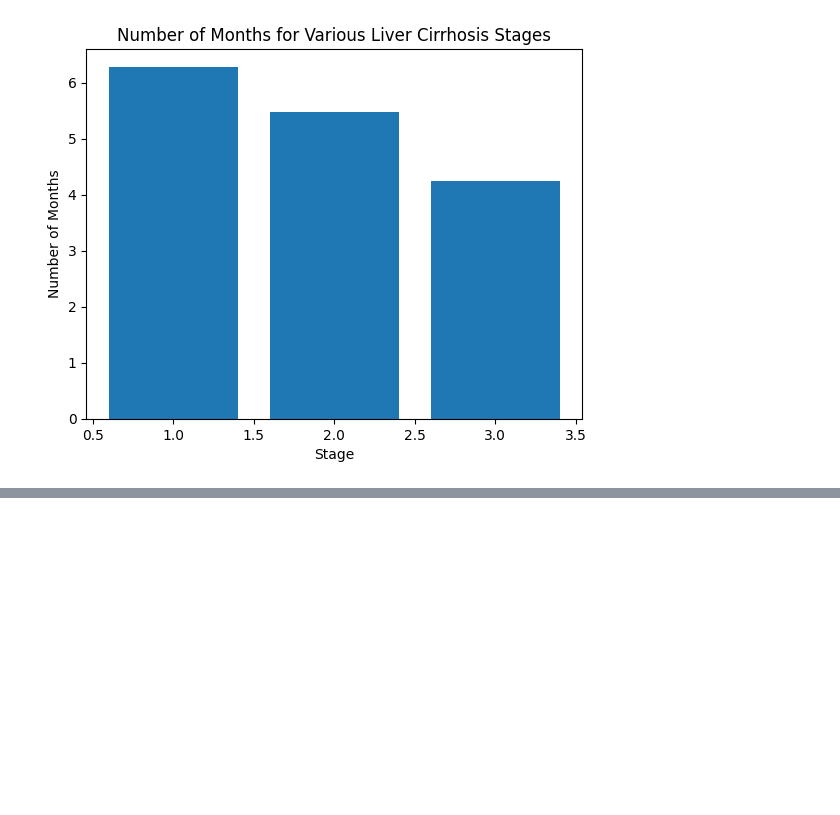
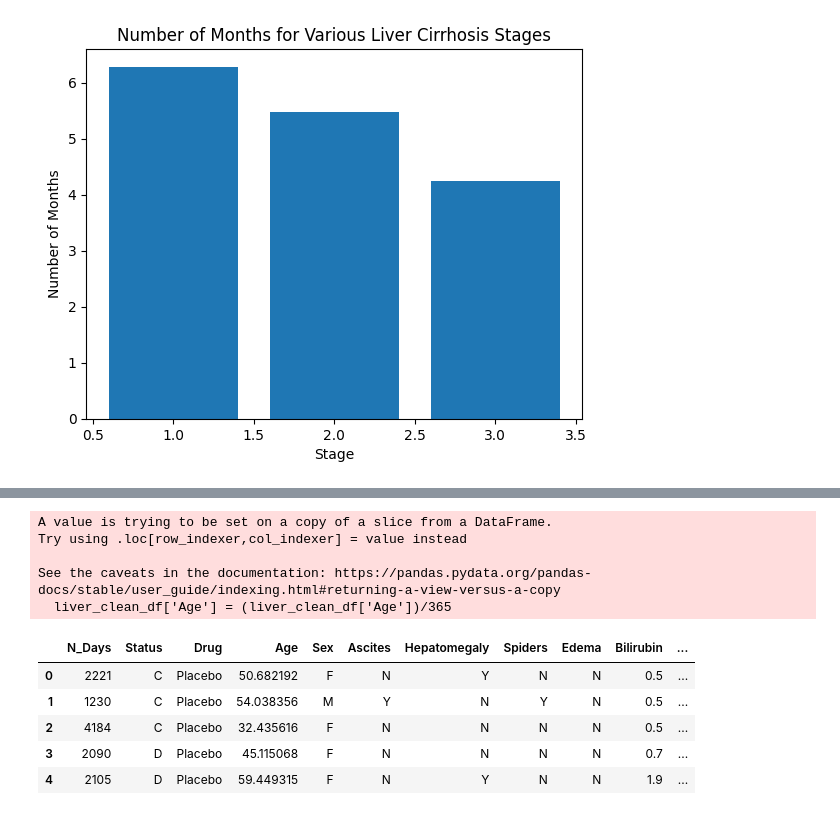
Before and after one commit to amydohlin/project-4-group-2, a Jupyter notebook: cirrhosis_ETL_colab.ipynb, the cells around one changed output, grey strips where cells are left out. Cells and saved outputs as stored; diff of their text form; code cells hidden in the pictures; blank space fills up the shorter version.

Commit message:
ETL cleanup
finished sql, cleaned up file, added sql screenshots, some cleanup on opti file (waiting for final version)

```diff
--- a/cirrhosis_ETL_colab.ipynb
+++ b/cirrhosis_ETL_colab.ipynb
@@ -8,7 +8,7 @@ import numpy as np
 import scipy.stats as stats
 # %%
 # Define data file path
-liver_path = "/content/liver_cirrhosis.csv"
+liver_path = "https://raw.githubusercontent.com/amydohlin/project-4-group-2/main/original_data/liver_cirrhosis.csv"
 # Read in the CSV
 liver_data = pd.read_csv(liver_path)
 
@@ -248,12 +296,27 @@ findspark.init()
 # %%
 # Import packages
 from pyspark.sql import SparkSession
 from pyspark.sql import Row
 from pyspark.sql.types import StructType,StructField,StringType, DateType,IntegerType
 from pyspark import SparkFiles
 
 # Create a SparkSession
 spark = SparkSession.builder.appName("SparkSQL").getOrCreate()
+
+liver_clean_df['Age'] = (liver_clean_df['Age'])/365
+liver_clean_df.head()
+# %% [output]
+A value is trying to be set on a copy of a slice from a DataFrame.
+Try using .loc[row_indexer,col_indexer] = value instead
+
+See the caveats in the documentation: https://pandas.pydata.org/pandas-docs/stable/user_guide/indexing.html#returning-a-view-versus-a-copy
+  liver_clean_df['Age'] = (liver_clean_df['Age'])/365
+|  | N_Days | Status | Drug | Age | Sex | Ascites | Hepatomegaly | Spiders | Edema | Bilirubin | ... |
+| 0 | 2221 | C | Placebo | 50.682192 | F | N | Y | N | N | 0.5 | ... |
+| 1 | 1230 | C | Placebo | 54.038356 | M | Y | N | Y | N | 0.5 | ... |
+| 2 | 4184 | C | Placebo | 32.435616 | F | N | N | N | N | 0.5 | ... |
+| 3 | 2090 | D | Placebo | 45.115068 | F | N | N | N | N | 0.7 | ... |
+| 4 | 2105 | D | Placebo | 59.449315 | F | N | Y | N | N | 1.9 | ... |
 # %%
 # Create a Spark df from the Pandas df
 # help from https://stackoverflow.com/questions/52943627/convert-a-pandas-dataframe-to-a-pyspark-dataframe
```
Also changed, not shown: parts of 17 cells of this notebook, 12 other files.
